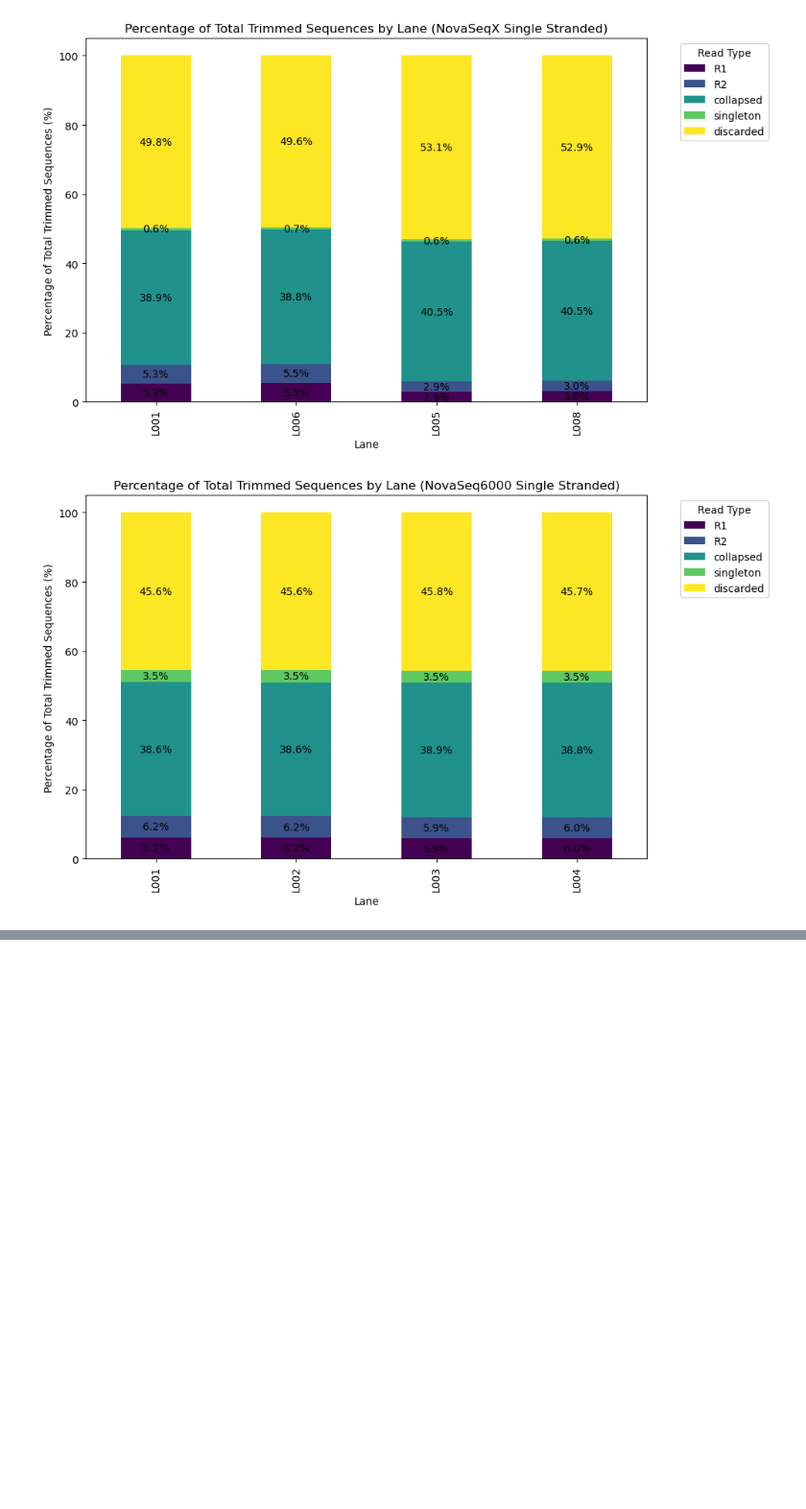
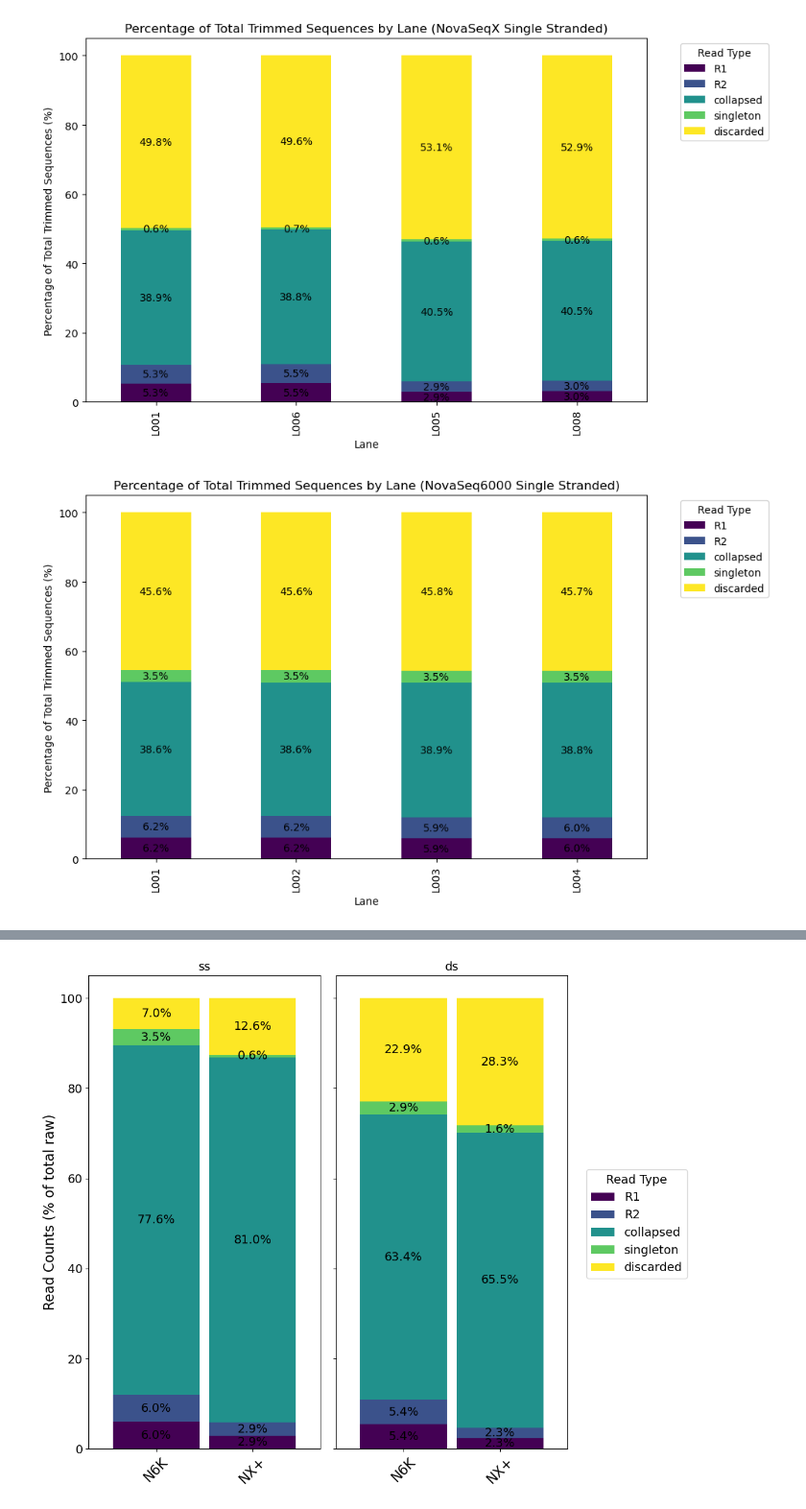
Before and after one commit to magnujo/gg-metadatabase-ui, a Jupyter notebook: illumina_data_analysis/multiqc_plots.ipynb, the cells around one changed output, grey strips where cells are left out. Shown at 96% size. Drawn from its saved outputs; the diff is of its cells as text; code cells hidden in the pictures; blank space fills up the shorter version.

```diff
--- a/illumina_data_analysis/multiqc_plots.ipynb
+++ b/illumina_data_analysis/multiqc_plots.ipynb
@@ -1024 +324,81 @@ plt.show()
+# %%
+import pandas as pd
+import matplotlib.pyplot as plt
+font_size = 14
+# Set global font size for all text elements
+plt.rcParams.update({'font.size': 14})
+
+# Data for Single Stranded Flow Cell (NSX)
+tmp = pd.concat([all_multiqc_data[(all_multiqc_data['Platform'] == 'NovaSeqX')
+                                  & (all_multiqc_data['Lane'] == 'L005')],
+                 all_multiqc_data[(all_multiqc_data['Platform'] == 'NovaSeq6')
+                                  & (all_multiqc_data['Lane'] == 'L004')]])
+
+# Process NSX data (Single)
+group_nsX_single = tmp[(tmp["Protocol"] == "Single")][["Platform",
+                                                     "Read Type",
+                                                     "fastqc_trimmed__Total Sequences",
+                                                     "fastqc_raw__Total Sequences"]].groupby(["Platform", "Read Type"]).sum()
+
+group_reset_nsX_single = group_nsX_single[group_nsX_single["fastqc_trimmed__Total Sequences"] > 0].reset_index()
+group_reset_nsX_single["Total_Per_Platform"] = group_reset_nsX_single.groupby("Platform")["fastqc_raw__Total Sequences"].transform("sum")
+group_reset_nsX_single["Percentage"] = (group_reset_nsX_single["fastqc_trimmed__Total Sequences"] / group_reset_nsX_single["Total_Per_Platform"]) * 100
+
+pivot_nsX_single = group_reset_nsX_single.pivot(index="Platform", columns="Read Type", values="Percentage")
+
+pivot_nsX_single['collapsed'] = pivot_nsX_single["collapsed"] * 2
+pivot_nsX_single["discarded"] = 100 - (pivot_nsX_single["R1"] + pivot_nsX_single["R2"] + pivot_nsX_single["collapsed"] + pivot_nsX_single["singleton"])
+
+# Data for Double Stranded Flow Cell (NSX)
+group_nsX_double = tmp[(tmp["Protocol"] == "Double")][["Platform",
+                                                     "Read Type",
+                                                     "fastqc_trimmed__Total Sequences",
+                                                     "fastqc_raw__Total Sequences"]].groupby(["Platform", "Read Type"]).sum()
+
+group_reset_nsX_double = group_nsX_double[group_nsX_double["fastqc_trimmed__Total Sequences"] > 0].reset_index()
+
+group_reset_nsX_double["Total_Per_Lane"] = group_reset_nsX_double.groupby("Platform")["fastqc_raw__Total Sequences"].transform("sum")
+group_reset_nsX_double["Percentage"] = (group_reset_nsX_double["fastqc_trimmed__Total Sequences"] / group_reset_nsX_double["Total_Per_Lane"]) * 100
+
+pivot_nsX_double = group_reset_nsX_double.pivot(index="Platform", columns="Read Type", values="Percentage")
+
+pivot_nsX_double['collapsed'] = pivot_nsX_double["collapsed"] * 2
+pivot_nsX_double["discarded"] = 100 - (pivot_nsX_double["R1"] + pivot_nsX_double["R2"] + pivot_nsX_double["collapsed"] + pivot_nsX_double["singleton"])
+
+# Create a figure with 2 subplots (side by side)
+fig, axes = plt.subplots(1, 2, figsize=(10, 9), sharey=True)  # Adjusted width for a more compact layout
+
+# Plot for Single Stranded Flow Cell
+pivot_nsX_single.index.name = "Platform"
+ax1 = pivot_nsX_single.plot(kind="bar", stacked=True, ax=axes[0], colormap="viridis", width=0.9, legend=False)
+for container in ax1.containers:
+    ax1.bar_label(container, fmt="%.1f%%", label_type="center")
+ax1.set_title("ss", fontsize=font_size)
+ax1.set_ylabel("Read Counts (% of total raw)", fontsize=font_size+2)
+ax1.set_xlabel('', fontsize=font_size+2)
+ax1.set_xticklabels(['N6K', 'NX+'], rotation=45, fontsize=font_size+2)
+
+# Plot for Double Stranded Flow Cell
+pivot_nsX_double.index.name = "Platform"
+ax2 = pivot_nsX_double.plot(kind="bar", stacked=True, ax=axes[1], colormap="viridis", width=0.9, legend=False)
+for container in ax2.containers:
+    ax2.bar_label(container, fmt="%.1f%%", label_type="center")
+ax2.set_title("ds", fontsize=font_size)
+ax2.set_xlabel('', fontsize=font_size)
+ax2.set_ylabel("Read Counts (% of total raw)", fontsize=font_size+2)
+ax2.set_xticklabels(ax2.get_xticklabels(), rotation=45, fontsize=font_size+2)
+ax2.set_xticklabels(['N6K', 'NX+'], rotation=45, fontsize=font_size+2)
+
+
+# Manually create the legend from the handles of the first plot
+handles, labels = ax1.get_legend_handles_labels()
+
+# Add a single legend to the right of the plots
+fig.legend(handles, labels, title="Read Type", bbox_to_anchor=(0.9, 0.5), loc="center left", fontsize=font_size)
+
+# Adjust layout for better spacing and more compact look
+plt.tight_layout(rect=[0, 0, 0.9, 1])  # Adjust layout to leave space for the legend
+plt.show()
+# %% [output]
+[figure, added]
 # %% [markdown]
```
Also changed, not shown: parts of 75 cells of this notebook, 1 other file.
